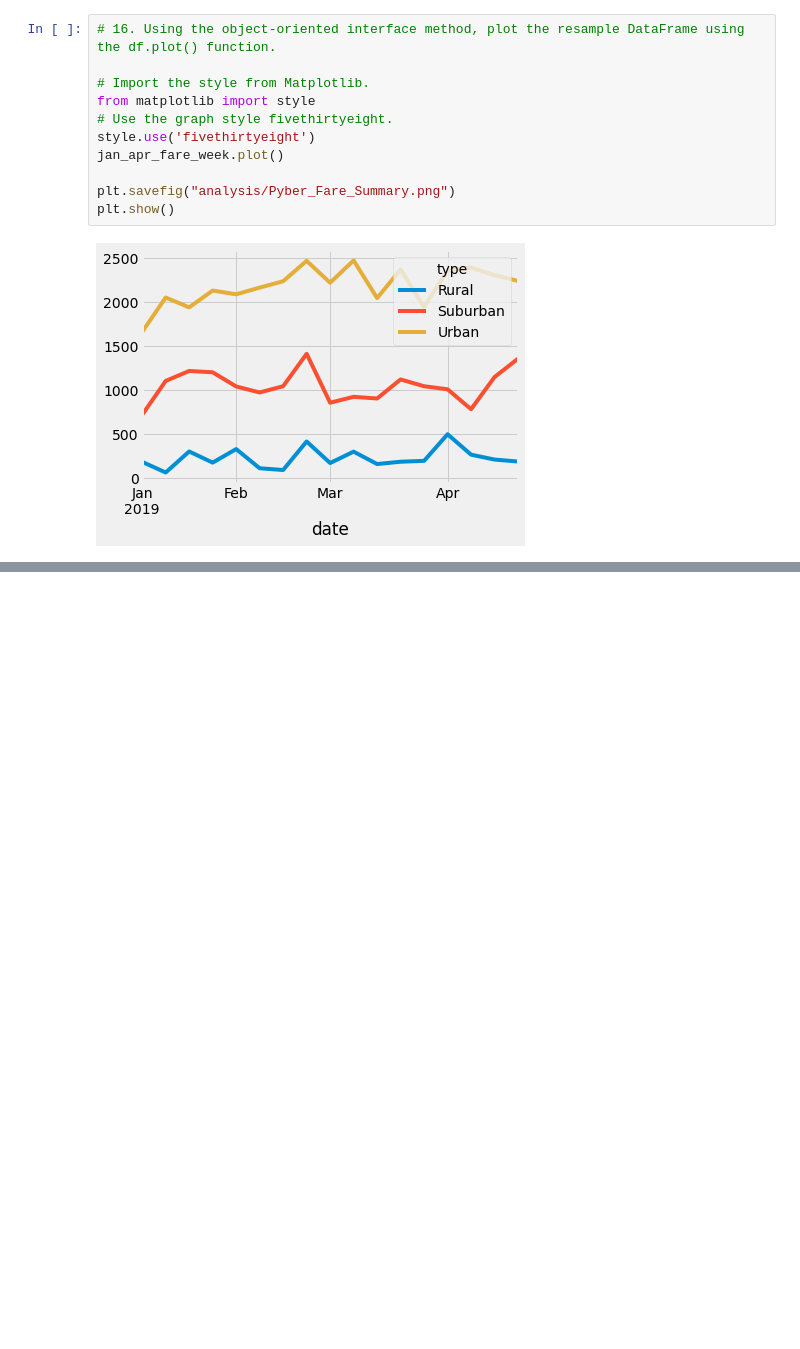
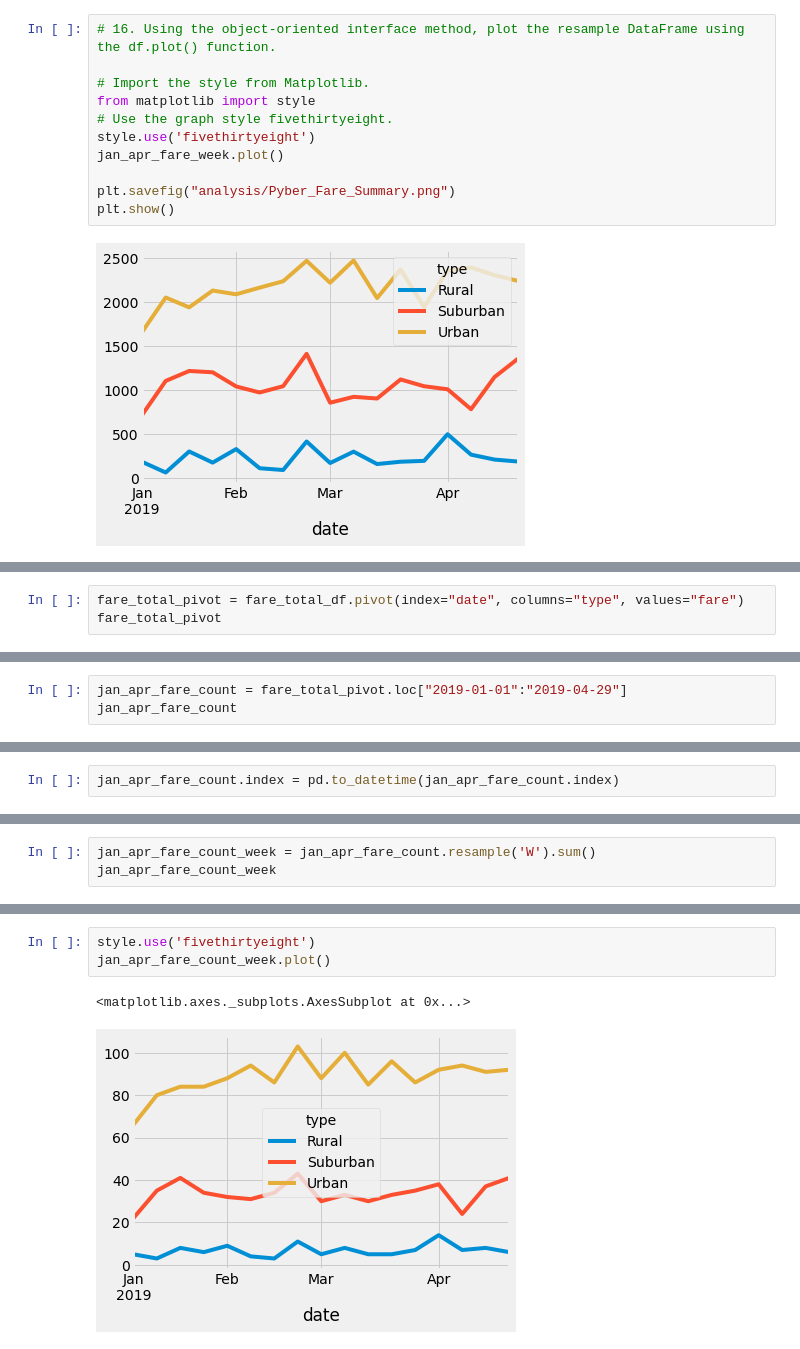
Before and after one commit to melyssasibal/PyBer-Analysis, a Jupyter notebook: PyBer_Challenge.ipynb, the cells around one changed output, grey strips where cells are left out. Cells and saved outputs as stored; diff of their text form; blank space fills up the shorter version.

```diff
--- a/PyBer_Challenge.ipynb
+++ b/PyBer_Challenge.ipynb
@@ -265,0 +302,3 @@ plt.show()
+# %%
+fare_total_pivot = fare_total_df.pivot(index="date", columns="type", values="fare")
+fare_total_pivot
@@ -265,0 +320,3 @@ plt.show()
+# %%
+jan_apr_fare_count = fare_total_pivot.loc["2019-01-01":"2019-04-29"]
+jan_apr_fare_count
@@ -265,0 +338,2 @@ plt.show()
+# %%
+jan_apr_fare_count.index = pd.to_datetime(jan_apr_fare_count.index)
@@ -265,0 +353,3 @@ plt.show()
+# %%
+jan_apr_fare_count_week = jan_apr_fare_count.resample('W').sum()
+jan_apr_fare_count_week
@@ -265,0 +376,6 @@ plt.show()
+# %%
+style.use('fivethirtyeight')
+jan_apr_fare_count_week.plot()
+# %% [output]
+<matplotlib.axes._subplots.AxesSubplot at 0x...>
+[figure, added]
```
Also changed, not shown: parts of 8 cells of this notebook, 4 other files.
